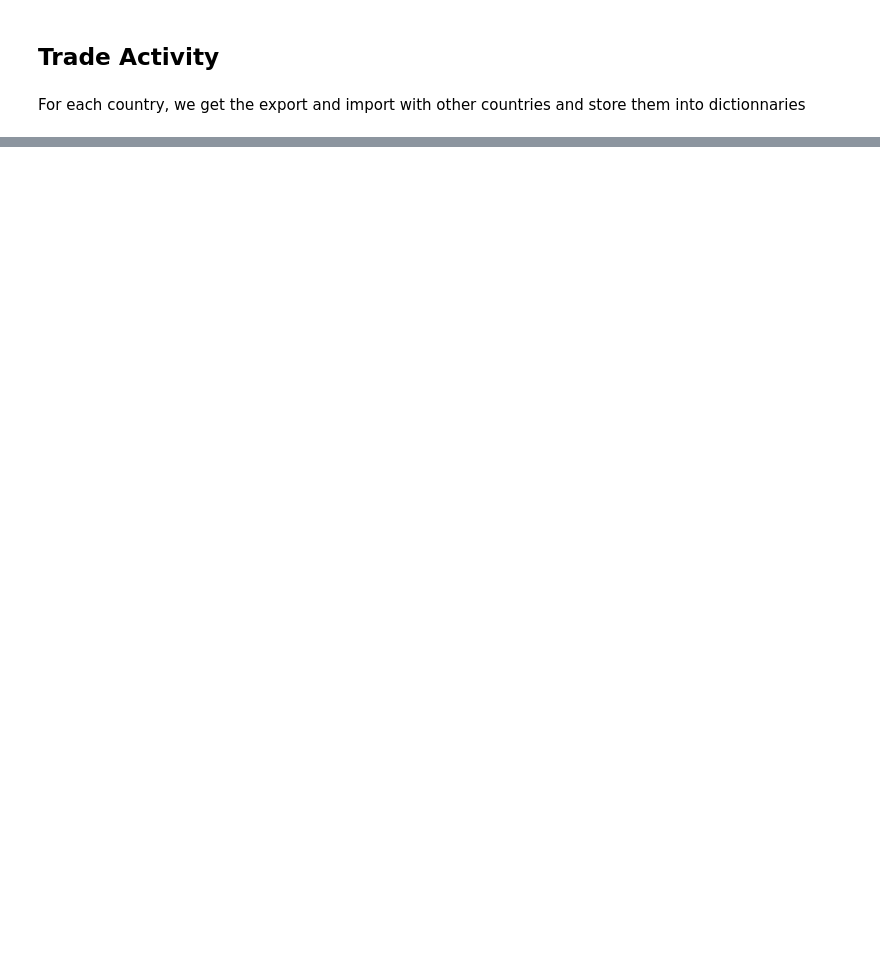
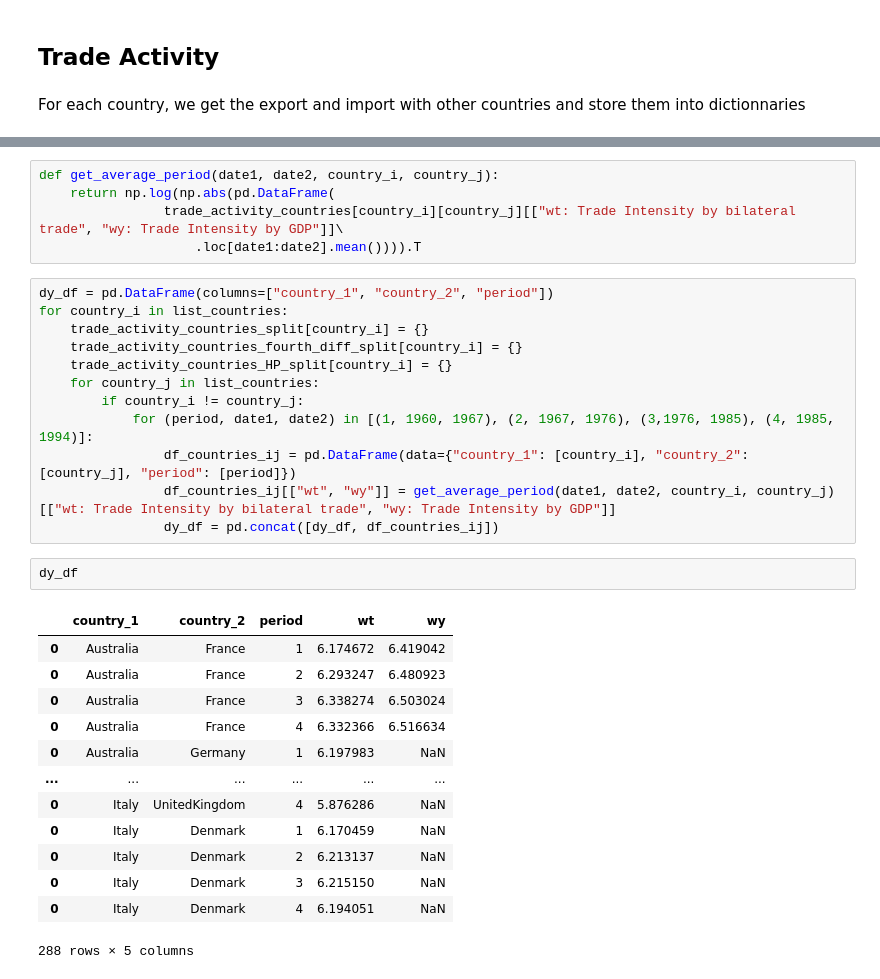
Before and after one commit to graffv/Statapp-Macroeconomie, a Jupyter notebook: trade_activity.ipynb, the cells around one changed output, grey strips where cells are left out. Saved outputs shown, nothing was run; the diff lists cells and outputs as text; blank space fills up the shorter version.

```diff
--- a/trade_activity.ipynb
+++ b/trade_activity.ipynb
@@ -140,0 +193,33 @@ array([[ 1.        , -0.29462135],
+# %%
+def get_average_period(date1, date2, country_i, country_j):
+    return np.log(np.abs(pd.DataFrame(
+                trade_activity_countries[country_i][country_j][["wt: Trade Intensity by bilateral trade", "wy: Trade Intensity by GDP"]]\
+                    .loc[date1:date2].mean()))).T
+# %%
+dy_df = pd.DataFrame(columns=["country_1", "country_2", "period"])
+for country_i in list_countries:
+    trade_activity_countries_split[country_i] = {}
+    trade_activity_countries_fourth_diff_split[country_i] = {}
+    trade_activity_countries_HP_split[country_i] = {}
+    for country_j in list_countries:
+        if country_i != country_j:
+            for (period, date1, date2) in [(1, 1960, 1967), (2, 1967, 1976), (3,1976, 1985), (4, 1985, 1994)]:
+                df_countries_ij = pd.DataFrame(data={"country_1": [country_i], "country_2": [country_j], "period": [period]})
+                df_countries_ij[["wt", "wy"]] = get_average_period(date1, date2, country_i, country_j)[["wt: Trade Intensity by bilateral trade", "wy: Trade Intensity by GDP"]]
+                dy_df = pd.concat([dy_df, df_countries_ij])
+# %%
+dy_df
+# %% [output]
+|  | country_1 | country_2 | period | wt | wy |
+| 0 | Australia | France | 1 | 6.174672 | 6.419042 |
+| 0 | Australia | France | 2 | 6.293247 | 6.480923 |
+| 0 | Australia | France | 3 | 6.338274 | 6.503024 |
+| 0 | Australia | France | 4 | 6.332366 | 6.516634 |
+| 0 | Australia | Germany | 1 | 6.197983 | NaN |
+| ... | ... | ... | ... | ... | ... |
+| 0 | Italy | UnitedKingdom | 4 | 5.876286 | NaN |
+| 0 | Italy | Denmark | 1 | 6.170459 | NaN |
+| 0 | Italy | Denmark | 2 | 6.213137 | NaN |
+| 0 | Italy | Denmark | 3 | 6.215150 | NaN |
+| 0 | Italy | Denmark | 4 | 6.194051 | NaN |
+288 rows × 5 columns
```
Also changed, not shown: parts of 17 cells of this notebook.
